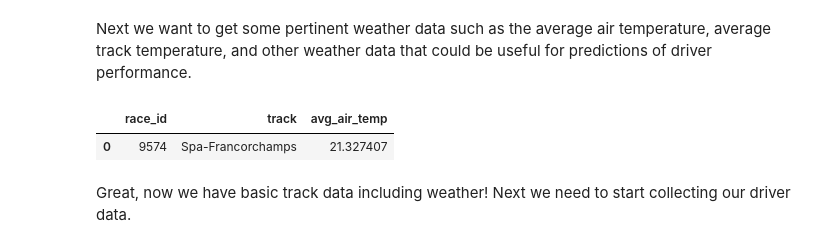
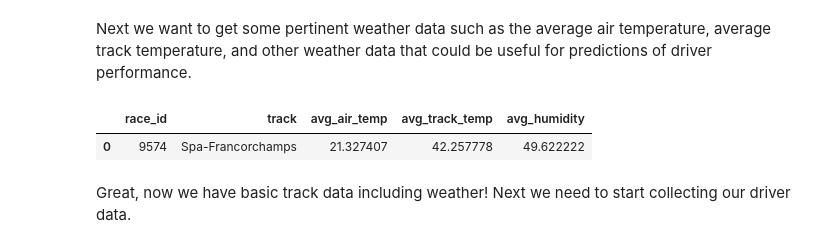
Before and after one commit to elcid14/f1-machine-learning-project, a Jupyter notebook: f1-prediction-project.ipynb, the cells around one changed output. Cells and saved outputs as stored; diff of their text form; code cells hidden in the pictures.

```diff
--- a/f1-prediction-project.ipynb
+++ b/f1-prediction-project.ipynb
@@ -137,24 +137,24 @@ Next we want to get some pertinent weather data such as the average air temperat
 # %%
 #get weather query
 session_key = track["race_id"]
 track_weather = get_data(urls["race_weather"], add_params={"session_key":session_key})
 #track_weather
 #get average air_temperature, avg_track_temp, avg_humidity
 track_weather = track_weather.assign(
     avg_air_temp=track_weather["air_temperature"].mean(),
     avg_track_temp=track_weather["track_temperature"].mean(),
     avg_humidity=track_weather["humidity"].mean())
 track_weather_final = track_weather[["avg_air_temp","avg_track_temp","avg_humidity"]].iloc[:1]
 #final weather dataframe
 track_weather_final
 
 #combine weather and track info
 
-track_data_frame = track.assign(avg_air_temp = track_weather_final.iloc[0]["avg_air_temp"])
+track_data_frame = track.merge(track_weather_final, how="cross")
 track_data_frame
 # %% [output]
-|  | race_id | track | avg_air_temp |
-| 0 | 9574 | Spa-Francorchamps | 21.327407 |
+|  | race_id | track | avg_air_temp | avg_track_temp | avg_humidity |
+| 0 | 9574 | Spa-Francorchamps | 21.327407 | 42.257778 | 49.622222 |
 # %% [markdown]
 Great, now we have basic track data including weather! Next we need to start collecting our driver data.
 # %%
```
Also changed, not shown: parts of 7 cells of this notebook.
